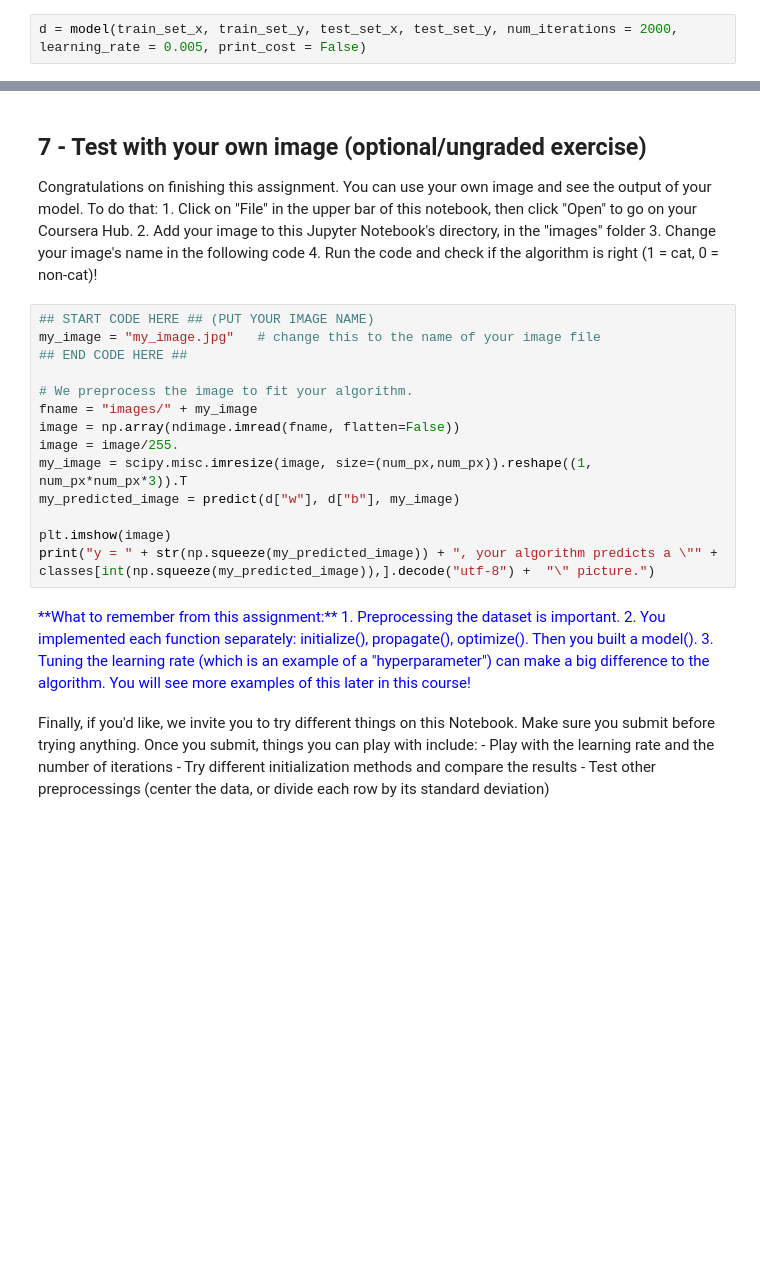
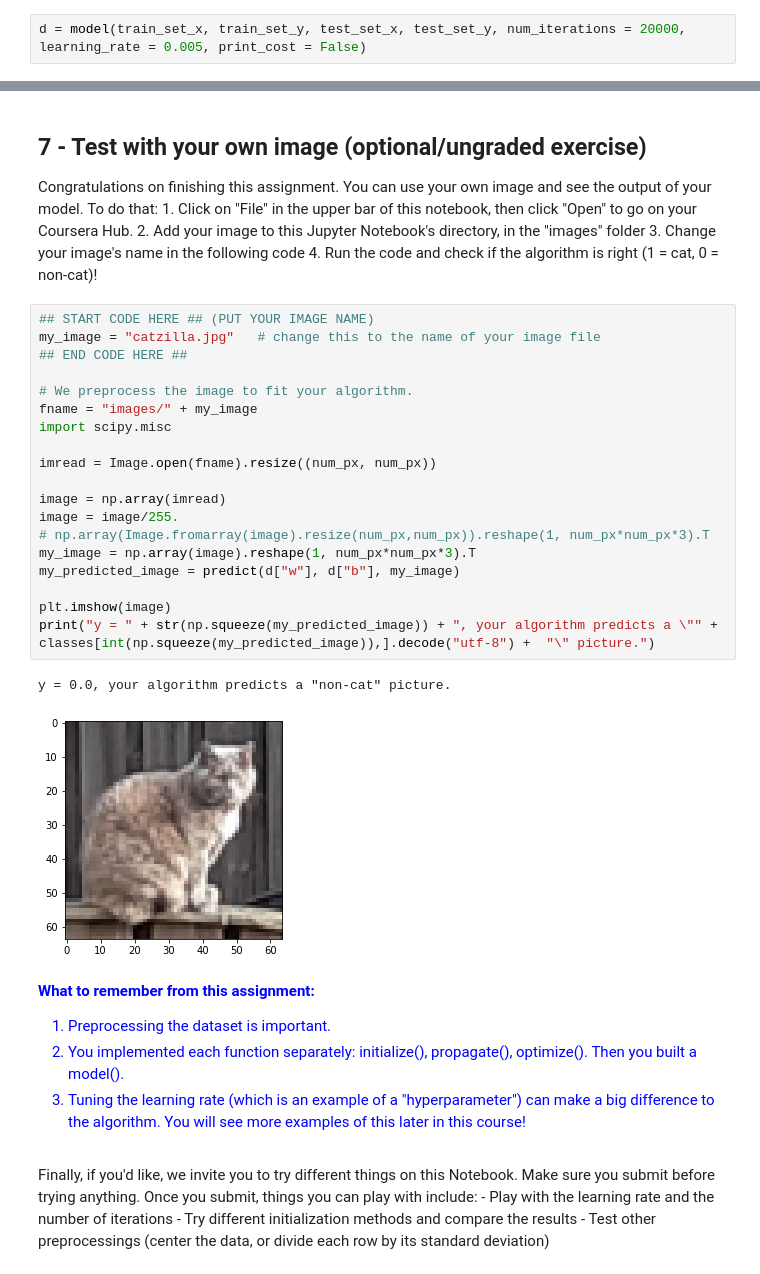
Before and after one commit to vmakieienko/coursera-deep-learning-specialization, a Jupyter notebook: C1 - Neural Networks and Deep Learning/Week 2/Logistic Regression as a Neural Network/Logistic_Regression_with_a_Neural_Network_mindset_v6a.ipynb, the cells around one changed output, grey strips where cells are left out. Saved outputs shown, nothing was run; the diff lists cells and outputs as text; blank space fills up the shorter version.

```diff
--- a/C1 - Neural Networks and Deep Learning/Week 2/Logistic Regression as a Neural Network/Logistic_Regression_with_a_Neural_Network_mindset_v6a.ipynb
+++ b/C1 - Neural Networks and Deep Learning/Week 2/Logistic Regression as a Neural Network/Logistic_Regression_with_a_Neural_Network_mindset_v6a.ipynb
@@ -645,5 +668,5 @@ def model(X_train, Y_train, X_test, Y_test, num_iterations = 2000, learning_rate
 # %% [markdown]
 Run the following cell to train your model.
 # %%
-d = model(train_set_x, train_set_y, test_set_x, test_set_y, num_iterations = 2000, learning_rate = 0.005, print_cost = False)
+d = model(train_set_x, train_set_y, test_set_x, test_set_y, num_iterations = 20000, learning_rate = 0.005, print_cost = False)
 # %% [output]
@@ -762,24 +785,34 @@ Congratulations on finishing this assignment. You can use your own image and see
     4. Run the code and check if the algorithm is right (1 = cat, 0 = non-cat)!
 # %%
 ## START CODE HERE ## (PUT YOUR IMAGE NAME)
-my_image = "my_image.jpg"   # change this to the name of your image file
+my_image = "catzilla.jpg"   # change this to the name of your image file
 ## END CODE HERE ##
 
 # We preprocess the image to fit your algorithm.
 fname = "images/" + my_image
-image = np.array(ndimage.imread(fname, flatten=False))
+import scipy.misc
+
+imread = Image.open(fname).resize((num_px, num_px))
+
+image = np.array(imread)
 image = image/255.
-my_image = scipy.misc.imresize(image, size=(num_px,num_px)).reshape((1, num_px*num_px*3)).T
+# np.array(Image.fromarray(image).resize(num_px,num_px)).reshape(1, num_px*num_px*3).T
+my_image = np.array(image).reshape(1, num_px*num_px*3).T
 my_predicted_image = predict(d["w"], d["b"], my_image)
 
 plt.imshow(image)
 print("y = " + str(np.squeeze(my_predicted_image)) + ", your algorithm predicts a \"" + classes[int(np.squeeze(my_predicted_image)),].decode("utf-8") +  "\" picture.")
+# %% [output]
+y = 0.0, your algorithm predicts a "non-cat" picture.
+[figure, added]
 # %% [markdown]
 <font color='blue'>
+
 **What to remember from this assignment:**
-1. Preprocessing the dataset is important.
-2. You implemented each function separately: initialize(), propagate(), optimize(). Then you built a model().
-3. Tuning the learning rate (which is an example of a "hyperparameter") can make a big difference to the algorithm. You will see more examples of this later in this course!
+
+ 1. Preprocessing the dataset is important.
+ 1. You implemented each function separately: initialize(), propagate(), optimize(). Then you built a model().
+ 1. Tuning the learning rate (which is an example of a "hyperparameter") can make a big difference to the algorithm. You will see more examples of this later in this course!
 # %% [markdown]
 Finally, if you'd like, we invite you to try different things on this Notebook. Make sure you submit before trying anything. Once you submit, things you can play with include:
     - Play with the learning rate and the number of iterations
```
Also changed, not shown: parts of 15 cells of this notebook, 2 other files.
